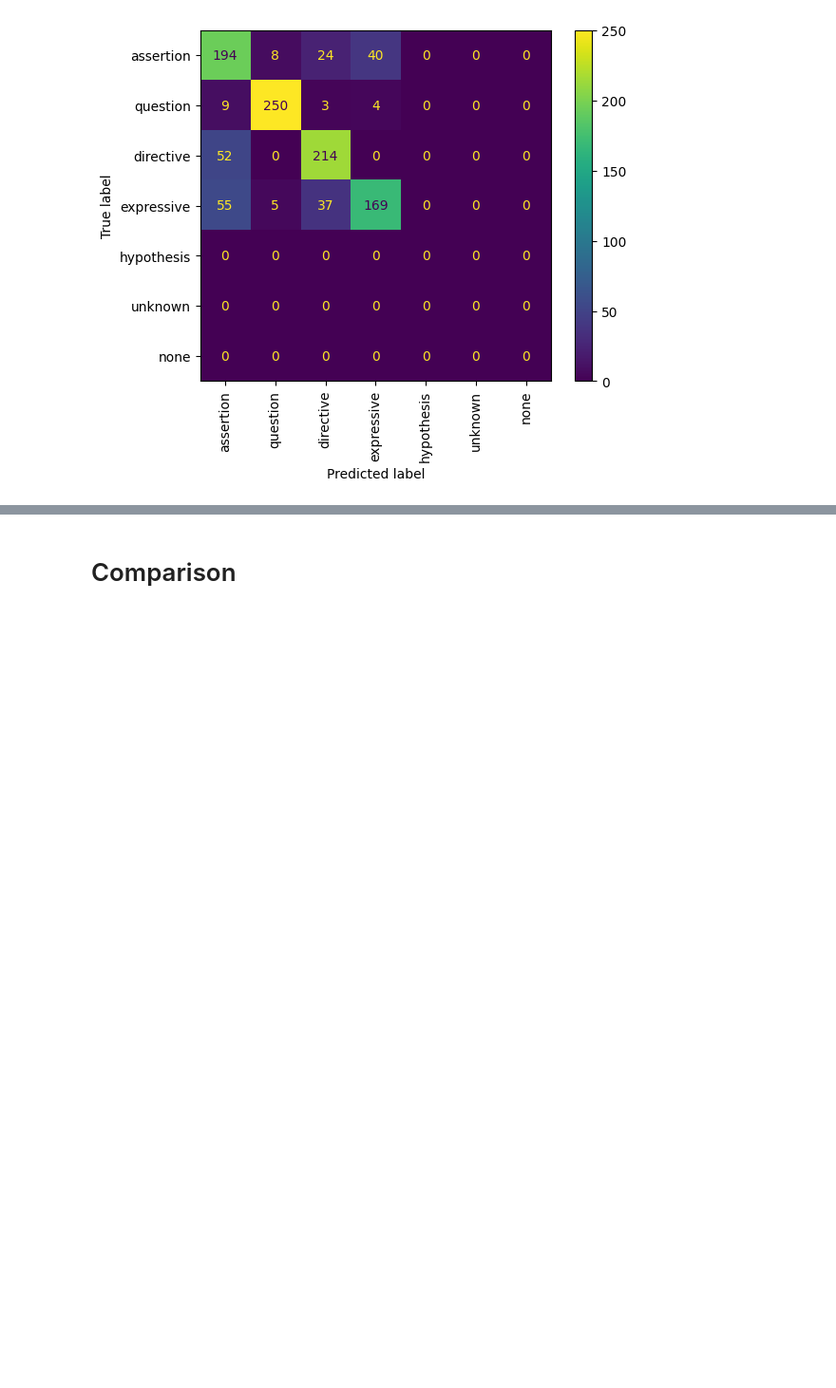
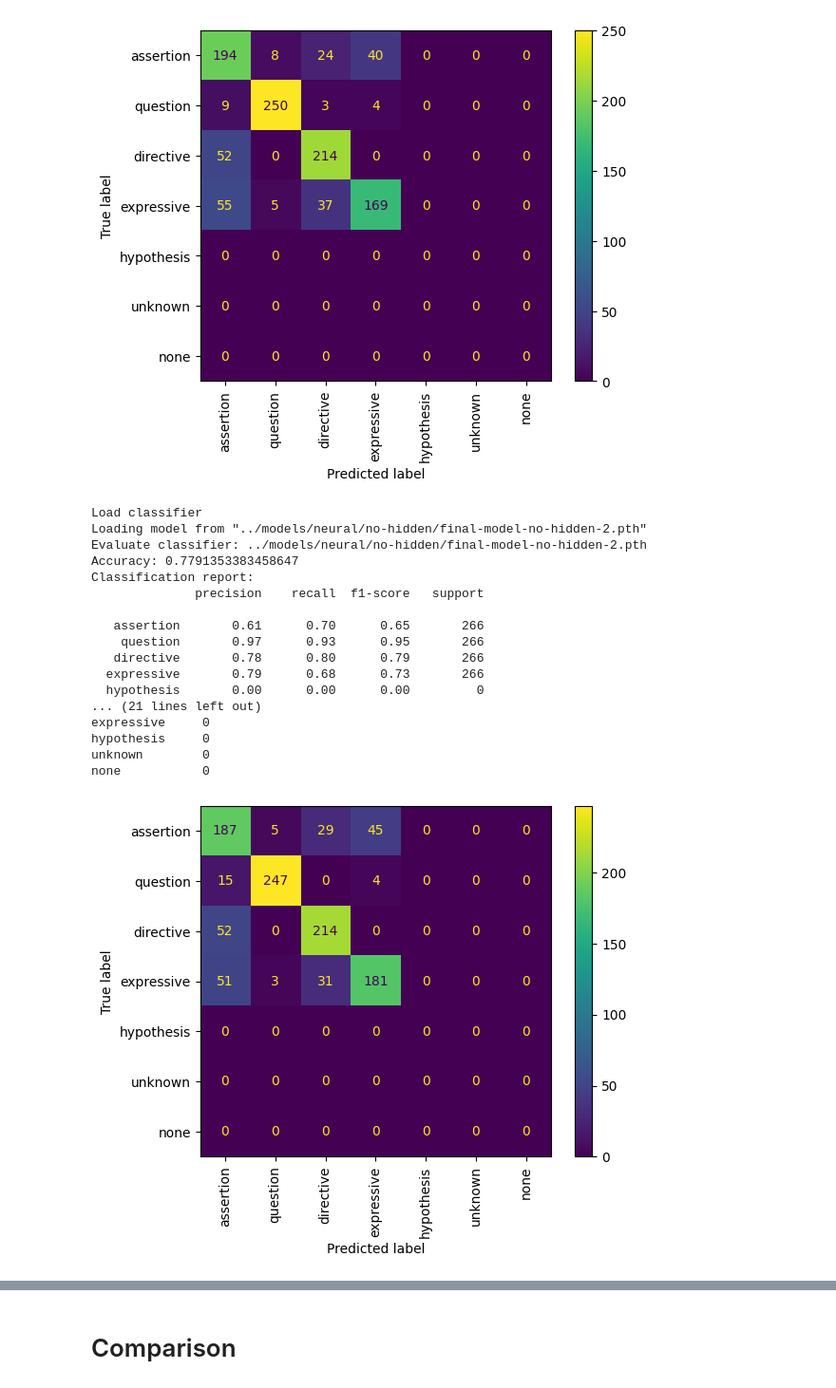
Before and after one commit to Daniel-B-Tufvesson/speech-act-classifier, a Jupyter notebook: notebooks/evalaute_embedding_classifier.ipynb, the cells around one changed output, grey strips where cells are left out. Shown at 95% size. Saved outputs shown, nothing was run; the diff lists cells and outputs as text; code cells hidden in the pictures; blank space fills up the shorter version.

Commit message:
Train single layer neural classifier 2 epochs.

```diff
--- a/notebooks/evalaute_embedding_classifier.ipynb
+++ b/notebooks/evalaute_embedding_classifier.ipynb
@@ -287,8 +287,8 @@ none           0
 # %% [markdown]
 # FINAL: No Hidden Layer
 # %%
-results['final-no-hidden-test'] = evaluate_model(
-    test_corpus, model_name='../models/neural/no-hidden/final-model.pth')
+results['final-no-hidden-1-test'] = evaluate_model(
+    test_corpus, model_name='../models/neural/no-hidden/final-model-no-hidden-1.pth')
 # %% [output]
 Load classifier
 Loading model from "../models/neural/no-hidden/final-model.pth"
@@ -308,3 +308,25 @@ hypothesis     0
 unknown        0
 none           0
 [figure]
+# %%
+results['final-no-hidden-2-test'] = evaluate_model(
+    test_corpus, model_name='../models/neural/no-hidden/final-model-no-hidden-2.pth')
+# %% [output]
+Load classifier
+Loading model from "../models/neural/no-hidden/final-model-no-hidden-2.pth"
+Evaluate classifier: ../models/neural/no-hidden/final-model-no-hidden-2.pth
+Accuracy: 0.7791353383458647
+Classification report:
+              precision    recall  f1-score   support
+
+   assertion       0.61      0.70      0.65       266
+    question       0.97      0.93      0.95       266
+   directive       0.78      0.80      0.79       266
+  expressive       0.79      0.68      0.73       266
+  hypothesis       0.00      0.00      0.00         0
+... (21 lines left out)
+expressive     0
+hypothesis     0
+unknown        0
+none           0
+[figure, added]
```
Also changed, not shown: parts of 1 cell of this notebook, 2 other files.
